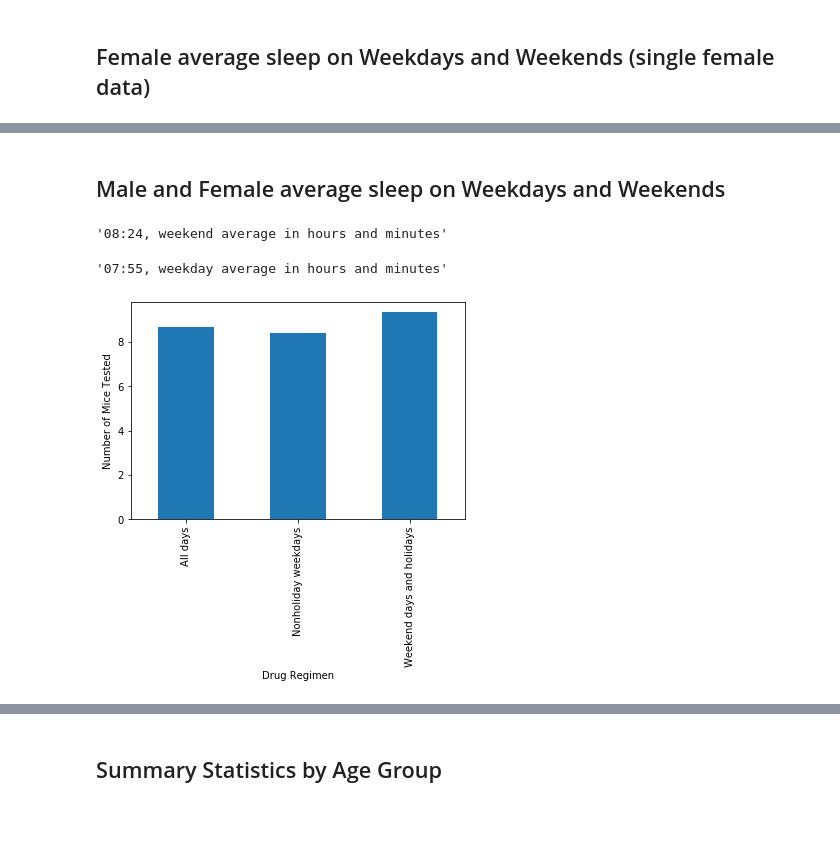
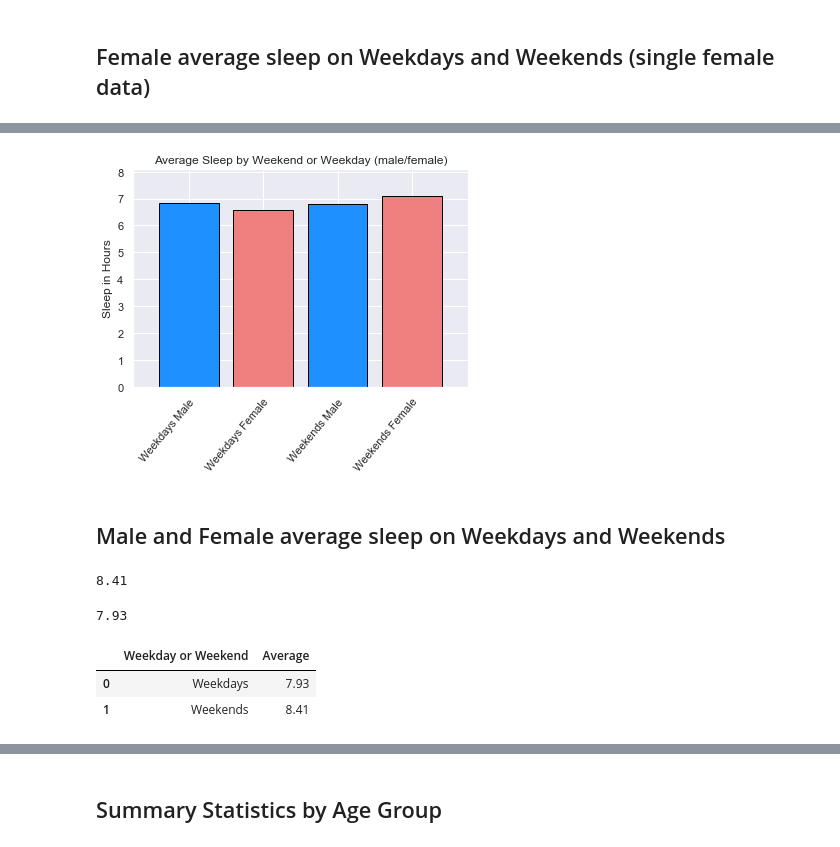
Before and after one commit to jbarkle/Exploratory-Analysis-of-Sleep-Data, a Jupyter notebook: performance_jb.ipynb, the cells around one changed output, grey strips where cells are left out. Cells and saved outputs as stored; diff of their text form; code cells hidden in the pictures; blank space fills up the shorter version.

Commit message:
add bar graphs

```diff
--- a/performance_jb.ipynb
+++ b/performance_jb.ipynb
@@ -593,5 +581,8 @@ mawavg = male_avg_weekends["MinutesAsleep"].mean()
 # %%
 male_avg_weekdays = male_sleep_new[male_sleep_new["WeekdayWeekend"]== "Date is Weekday"]
 mawdavg = male_avg_weekdays["MinutesAsleep"].mean()
-"%02d:%02d" % (divmod(mawdavg, 60)) + ", weekday average in hours and minutes"
+r_mawdavg = mawdavg /60
+r_mawdavg = r_mawdavg.round(2)
+r_mawdavg
+# "%02d:%02d" % (divmod(mawdavg, 60)) + ", weekday average in hours and minutes"
 # %% [output]
@@ -601,5 +592,8 @@ mawdavg = male_avg_weekdays["MinutesAsleep"].mean()
 # %%
 female_avg_weekends = female_sleep_new_2[female_sleep_new_2["WeekdayWeekend"]== "Date is Weekend"]
 fawavg = female_avg_weekends["MinutesAsleep"].mean()
-"%02d:%02d" % (divmod(fawavg, 60)) + ", weekend average in hours and minutes"
+r_fawavg = fawavg/60
+r_fawavg = r_fawavg.round(2)
+r_fawavg
+# "%02d:%02d" % (divmod(fawavg, 60)) + ", weekend average in hours and minutes"
 # %% [output]
@@ -607,5 +601,8 @@ fawavg = female_avg_weekends["MinutesAsleep"].mean()
 # %%
 female_avg_weekdays = female_sleep_new_2[female_sleep_new_2["WeekdayWeekend"]== "Date is Weekday"]
 fawdavg = female_avg_weekdays["MinutesAsleep"].mean()
-"%02d:%02d" % (divmod(fawdavg, 60)) + ", weekday average in hours and minutes"
+r_fawdavg = fawdavg/60
+r_fawdavg = r_fawdavg.round(2)
+r_fawdavg
+# "%02d:%02d" % (divmod(fawdavg, 60)) + ", weekday average in hours and minutes"
 # %% [output]
@@ -612,0 +610,5 @@ fawdavg = female_avg_weekdays["MinutesAsleep"].mean()
+# %%
+# dataframe for bar chart
+avg_df = pd.DataFrame({"Weekday or Weekend":["Weekdays Male","Weekdays Female","Weekends Male","Weekends Female"],
+                       "Average":[r_mawdavg, r_fawdavg, r_mawavg, r_fawavg]})
+avg_df
@@ -613,3 +621,18 @@ fawdavg = female_avg_weekdays["MinutesAsleep"].mean()
+# %%
+# bar chart for average sleep by weekend/weekday for single male & female data
+x_axis = avg_df["Weekday or Weekend"]
+y_axis = avg_df["Average"]
+
+plt.figure(figsize=(6,4))
+plt.bar(x_axis, y_axis, color=["dodgerblue","lightcoral","dodgerblue","lightcoral"],edgecolor='black')
+plt.xticks(rotation=50, ha="right", rotation_mode="anchor")
+plt.xlim(-0.75, len(x_axis)-0.25)
+plt.ylim(0, max(y_axis)+1)
+plt.ylabel("Sleep in Hours")
+plt.title("Average Sleep by Weekend or Weekday (male/female)")
+plt.show()
+# %% [output]
+[figure, added]
 # %% [markdown]
 ## Male and Female average sleep on Weekdays and Weekends
 # %%
@@ -623,10 +646,13 @@ am_avg_weekends = am_sleep_sx[am_sleep_sx["Type of Days"]== "Weekend days and ho
 amwavg = am_avg_weekends["Avg hrs per day sleeping"].mean()
 awe = amwavg*60
 # %%
-mf_avg_weekend = (bw+awe)/2
-"%02d:%02d" % (divmod(mf_avg_weekend, 60)) + ", weekend average in hours and minutes"
+mf_avg_weekend = (bw+awe) /2 /60
+mf_avg_weekend
+r_mf_avg_weekend = mf_avg_weekend.round(2)
+r_mf_avg_weekend
+# "%02d:%02d" % (divmod(mf_avg_weekend, 60)) + ", weekend average in hours and minutes"
 # %% [output]
-'08:24, weekend average in hours and minutes'
+8.41
 # %%
 # avg sleep_efficiency weekday
 both_avg_weekdays = sleep_efficiency_new_2[sleep_efficiency_new_2["WeekdayWeekend"]== "Date is Weekday"]
@@ -638,16 +664,19 @@ am_avg_weekdays = am_sleep_sx[am_sleep_sx["Type of Days"]== "Nonholiday weekdays
 amwdavg = am_avg_weekdays["Avg hrs per day sleeping"].mean()
 aw = amwdavg*60
 # %%
-mf_avg_weekday = (bd+aw)/2
-"%02d:%02d" % (divmod(mf_avg_weekday, 60)) + ", weekday average in hours and minutes"
+mf_avg_weekday = (bd+aw)/2/60
+mf_avg_weekday
+r_mf_avg_weekday = mf_avg_weekday.round(2)
+r_mf_avg_weekday
+# "%02d:%02d" % (divmod(mf_avg_weekday, 60)) + ", weekday average in hours and minutes"
 # %% [output]
-'07:55, weekday average in hours and minutes'
+7.93
-# %%
-avg_weekend_bar_df = avg_sleep_df.groupby("Type of Days").agg({"Avg hrs per day sleeping":["mean"]})
-
-avg_weekend_bar_df.plot(kind="bar", figsize=(6,4), legend=False,)
-plt.xlabel("Drug Regimen")
-plt.ylabel("Number of Mice Tested")
-plt.show()
-# %% [output]
-[figure, removed]
+# %%
+# dataframe for bar chart
+b_avg_df = pd.DataFrame({"Weekday or Weekend":["Weekdays","Weekends"],
+                       "Average":[r_mf_avg_weekday,r_mf_avg_weekend]})
+b_avg_df
+# %% [output]
+|  | Weekday or Weekend | Average |
+| 0 | Weekdays | 7.93 |
+| 1 | Weekends | 8.41 |
```
Also changed, not shown: parts of 8 cells of this notebook.
